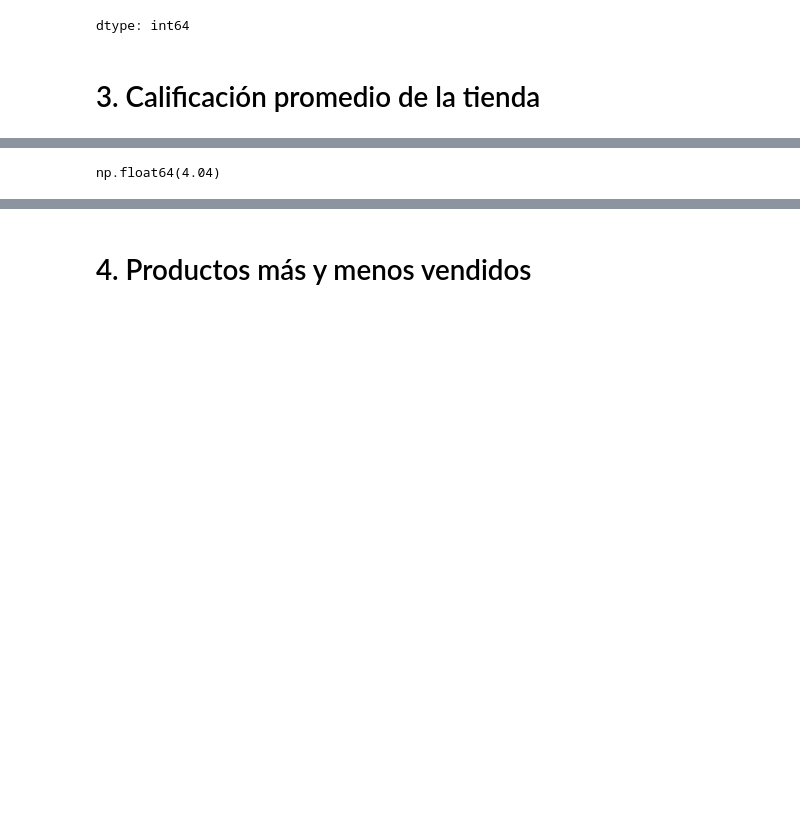
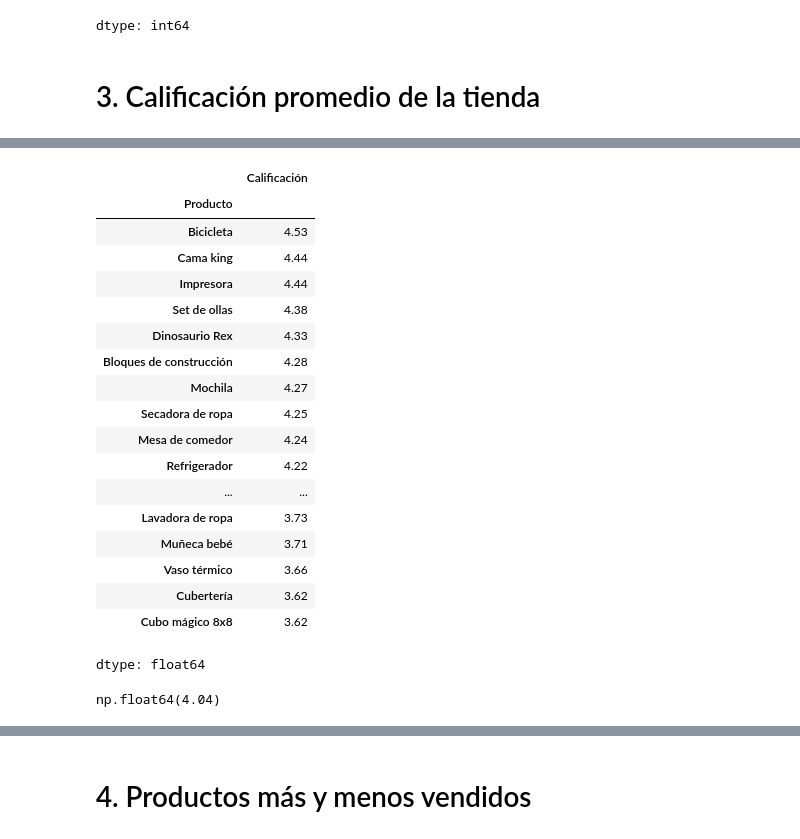
Before and after one commit to Vagoberto10/AluraStore, a Jupyter notebook: AluraStoreLatam.ipynb, the cells around one changed output, grey strips where cells are left out. Cells and saved outputs as stored; diff of their text form; code cells hidden in the pictures; blank space fills up the shorter version.

```diff
--- a/AluraStoreLatam.ipynb
+++ b/AluraStoreLatam.ipynb
@@ -226,8 +248,30 @@ np.float64(3.98)
 # %%
 tienda2.head()
-calificacion2 = tienda2['Calificación'].mean().round(2)
-calificacion2
+calificacion2 = tienda2.groupby('Producto')['Calificación'].mean().round(2)
+calificacion2.sort_values(ascending=False)
 # %% [output]
+|  | Calificación |
+| Producto |  |
+| Bicicleta | 4.53 |
+| Cama king | 4.44 |
+| Impresora | 4.44 |
+| Set de ollas | 4.38 |
+| Dinosaurio Rex | 4.33 |
+| Bloques de construcción | 4.28 |
+| Mochila | 4.27 |
+| Secadora de ropa | 4.25 |
+| Mesa de comedor | 4.24 |
+| Refrigerador | 4.22 |
+| ... | ... |
+| Lavadora de ropa | 3.73 |
+| Muñeca bebé | 3.71 |
+| Vaso térmico | 3.66 |
+| Cubertería | 3.62 |
+| Cubo mágico 8x8 | 3.62 |
-np.float64(4.04)
+dtype: float64
+# %%
+calificacion2.mean().round(2)
+# %% [output]
+np.float64(4.04)
 # %%
 tienda3.head()
```
Also changed, not shown: parts of 6 cells of this notebook.
